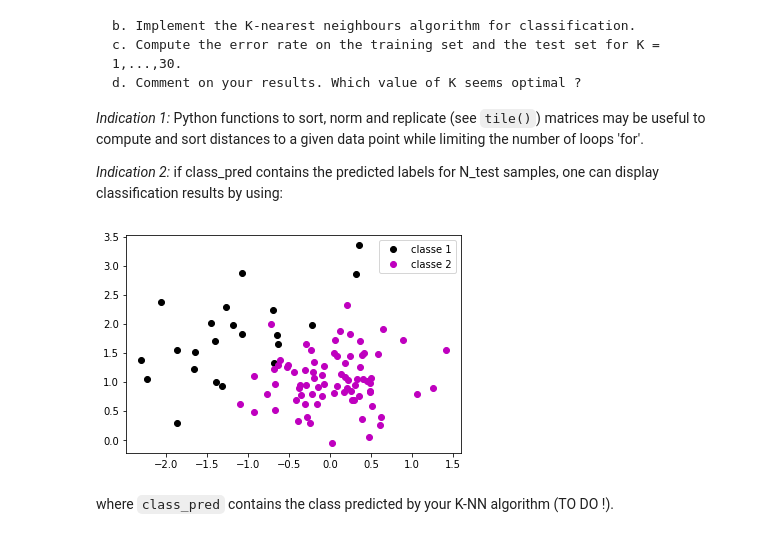
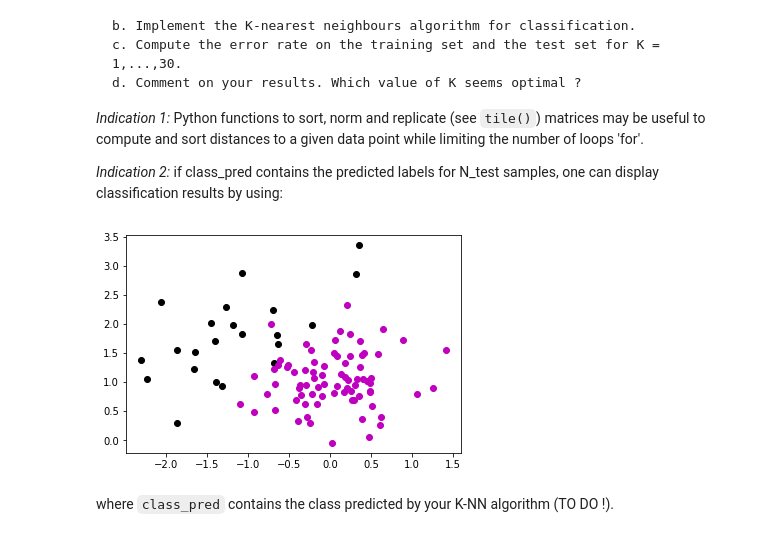
Before and after one commit to cindytrinh/Pyt_tps, a Jupyter notebook: TP4_DUROUCHOUX_TRINH/TP4/TP4_DUROUCHOUX_TRINH.ipynb, the cells around one changed output. Saved outputs shown, nothing was run; the diff lists cells and outputs as text; code cells hidden in the pictures.

```diff
--- a/TP4_DUROUCHOUX_TRINH/TP4/TP4_DUROUCHOUX_TRINH.ipynb
+++ b/TP4_DUROUCHOUX_TRINH/TP4/TP4_DUROUCHOUX_TRINH.ipynb
@@ -37,16 +37,14 @@ _Indication 1:_ Python functions to sort, norm and replicate (see `tile()`) matr
 _Indication 2:_ if class_pred contains the predicted labels for N_test samples, one can display classification results by using:
 # %%
 plt.figure()
-plt.plot(train[class_train==1,1],train[class_train==1,2],'ko', label = "classe 1")  # class 1 in black
-plt.plot(train[class_train==2,1],train[class_train==2,2],'mo', label = "classe 2")  # class 2 in magenta
-plt.legend()
+plt.plot(train[class_train==1,1],train[class_train==1,2],'ko')  # class 1 in black
+plt.plot(train[class_train==2,1],train[class_train==2,2],'mo')  # class 2 in magenta
 plt.show()
-
 
 # plt.plot(test[class_pred==1,1],test[class_pred==1,2],'rs')  # red = predicted class = 1
 # plt.plot(test[class_pred==2,1],test[class_pred==1,2],'gs')  # green = predicted class = 2
 # %% [output]
-[figure, old version]
+[figure, new version]
 # %% [markdown]
 where `class_pred` contains the class predicted by your K-NN algorithm (TO DO !).
 # %%
```
Also changed, not shown: parts of 4 cells of this notebook.
